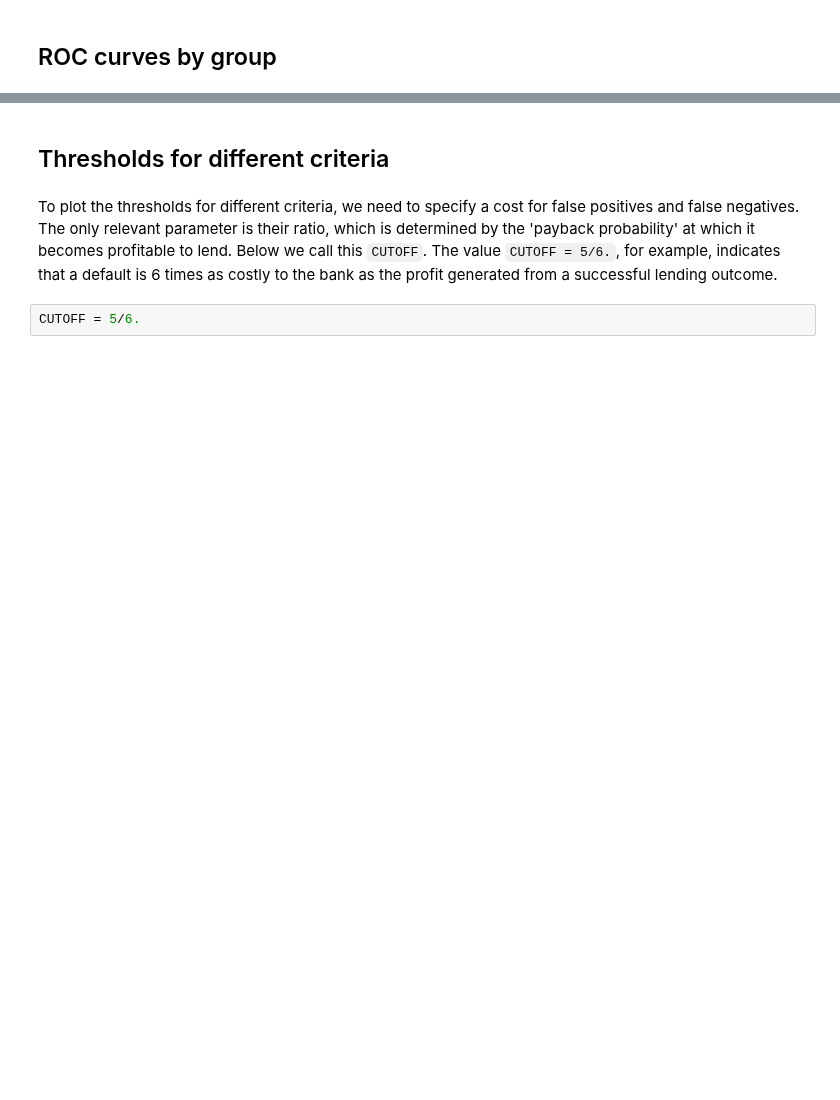
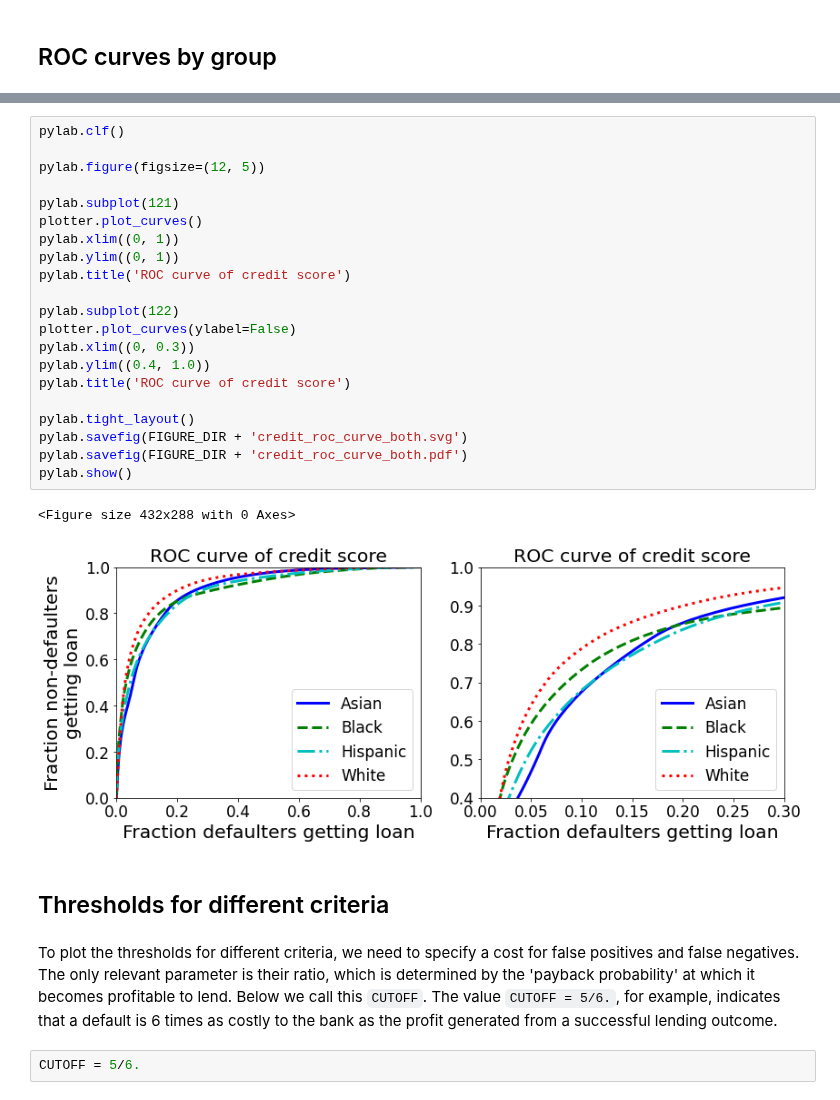
Before and after one commit to fairmlbook/fairmlbook.github.io, a Jupyter notebook: code/creditscore/creditscore.ipynb, the cells around one changed output, grey strips where cells are left out. Cells and saved outputs as stored; diff of their text form; blank space fills up the shorter version.

```diff
--- a/code/creditscore/creditscore.ipynb
+++ b/code/creditscore/creditscore.ipynb
@@ -242,4 +248,28 @@ plotter.plot_roc_curves(dict(xlim=(0, 1), ylim=(0, 1)))
 [figure]
+# %%
+pylab.clf()
+
+pylab.figure(figsize=(12, 5))
+
+pylab.subplot(121)
+plotter.plot_curves()
+pylab.xlim((0, 1))
+pylab.ylim((0, 1))
+pylab.title('ROC curve of credit score')
+
+pylab.subplot(122)
+plotter.plot_curves(ylabel=False)
+pylab.xlim((0, 0.3))
+pylab.ylim((0.4, 1.0))
+pylab.title('ROC curve of credit score')
+
+pylab.tight_layout()
+pylab.savefig(FIGURE_DIR + 'credit_roc_curve_both.svg')
+pylab.savefig(FIGURE_DIR + 'credit_roc_curve_both.pdf')
+pylab.show()
+# %% [output]
+<Figure size 432x288 with 0 Axes>
+[figure, added]
 # %% [markdown]
 ## Thresholds for different criteria
 # %% [markdown]
```
Also changed, not shown: parts of 7 cells of this notebook, 1 other file.
